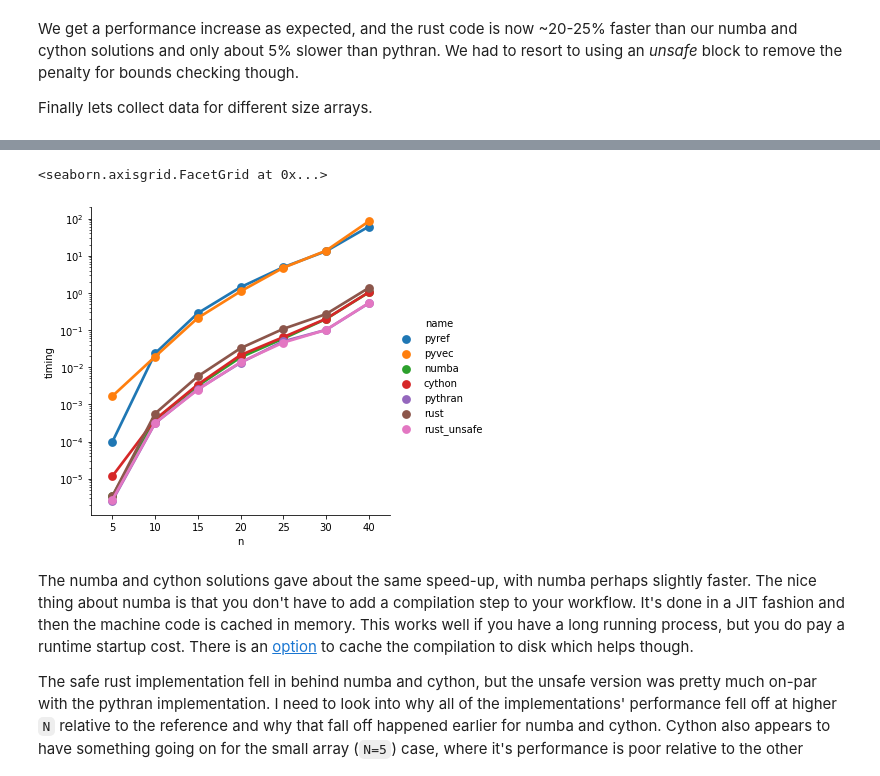
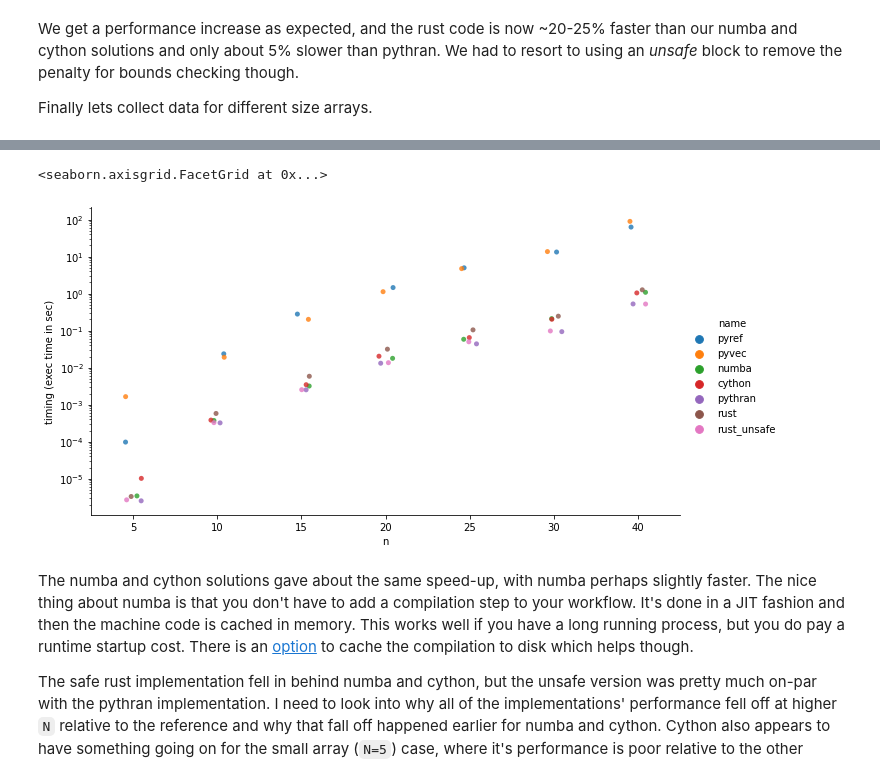
Before and after one commit to synapticarbors/ndarray_comparison, a Jupyter notebook: comparison.ipynb, the cells around one changed output, grey strips where cells are left out. Saved outputs shown, nothing was run; the diff lists cells and outputs as text; code cells hidden in the pictures.

```diff
--- a/comparison.ipynb
+++ b/comparison.ipynb
@@ -415,12 +422,14 @@ df_spdup
 # %%
 import seaborn as sns
 %matplotlib inline
 
-g = sns.catplot(x='n', y='timing', hue='name', kind='point', alpha=0.5, data=df)
+g = sns.catplot(x='n', y='timing', hue='name',
+                alpha=0.8, jitter=0.1, aspect=1.8, data=df)
 g.set(yscale="log")
+g.set(ylabel="timing (exec time in sec)")
 # %% [output]
 <seaborn.axisgrid.FacetGrid at 0x...>
-[figure, old version]
+[figure, new version]
 # %% [markdown]
 The numba and cython solutions gave about the same speed-up, with numba perhaps slightly faster. The nice thing about numba is that you don't have to add a compilation step to your workflow. It's done in a JIT fashion and then the machine code is cached in memory. This works well if you have a long running process, but you do pay a runtime startup cost. There is an [option](https://numba.readthedocs.io/en/stable/user/jit.html#cache) to cache the compilation to disk which helps though.
 
```
Also changed, not shown: parts of 15 cells of this notebook, 5 other files.
